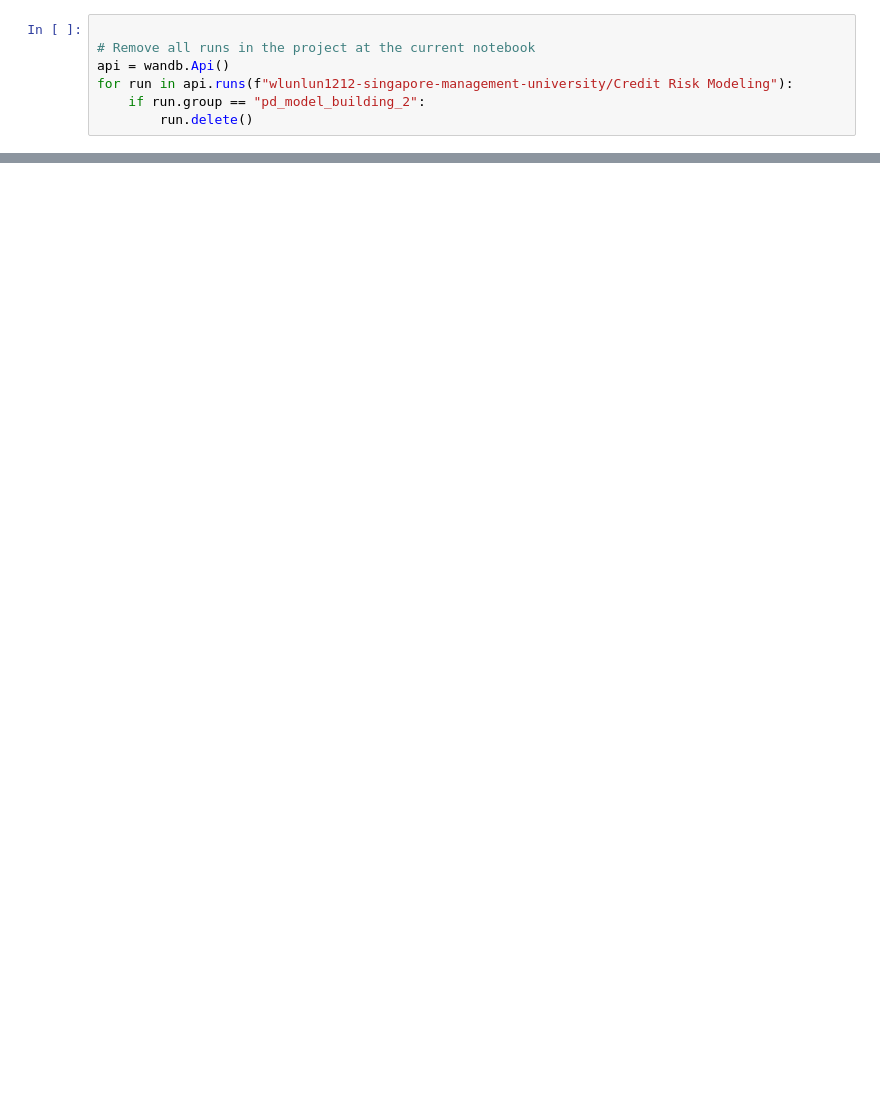
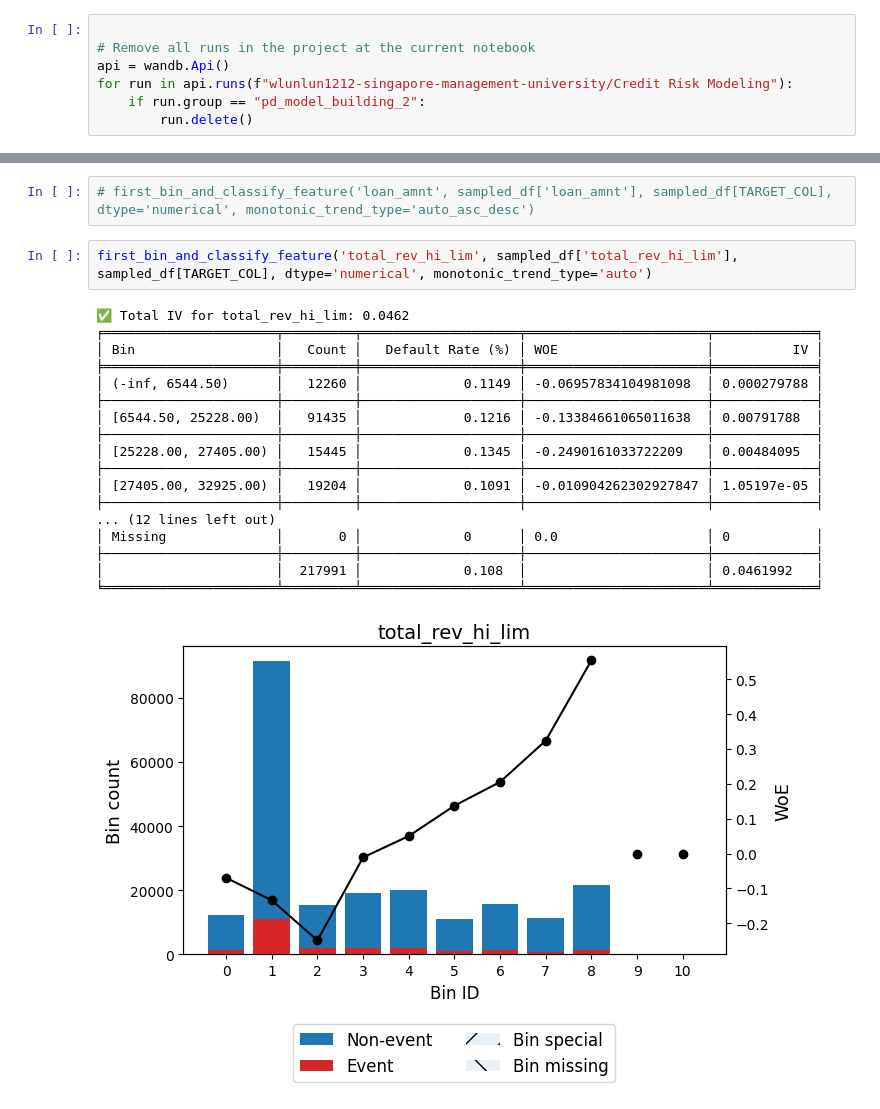
Before and after one commit to luuuneytunes12/Credit-Risk-Modeling-PySpark, a Jupyter notebook: notebooks/5. PD Model Building (Feature Selection).ipynb, the cells around one changed output, grey strips where cells are left out. Drawn from its saved outputs; the diff is of its cells as text; blank space fills up the shorter version.

```diff
--- a/notebooks/5. PD Model Building (Feature Selection).ipynb
+++ b/notebooks/5. PD Model Building (Feature Selection).ipynb
@@ -315,0 +456,23 @@ for key, val in iv_categories.items():
+# %%
+# first_bin_and_classify_feature('loan_amnt', sampled_df['loan_amnt'], sampled_df[TARGET_COL], dtype='numerical', monotonic_trend_type='auto_asc_desc')
+# %%
+first_bin_and_classify_feature('total_rev_hi_lim', sampled_df['total_rev_hi_lim'], sampled_df[TARGET_COL], dtype='numerical', monotonic_trend_type='auto')
+# %% [output]
+✅ Total IV for total_rev_hi_lim: 0.0462
+╒══════════════════════╤═════════╤════════════════════╤═══════════════════════╤═════════════╕
+│ Bin                  │   Count │   Default Rate (%) │ WOE                   │          IV │
+╞══════════════════════╪═════════╪════════════════════╪═══════════════════════╪═════════════╡
+│ (-inf, 6544.50)      │   12260 │             0.1149 │ -0.06957834104981098  │ 0.000279788 │
+├──────────────────────┼─────────┼────────────────────┼───────────────────────┼─────────────┤
+│ [6544.50, 25228.00)  │   91435 │             0.1216 │ -0.13384661065011638  │ 0.00791788  │
+├──────────────────────┼─────────┼────────────────────┼───────────────────────┼─────────────┤
+│ [25228.00, 27405.00) │   15445 │             0.1345 │ -0.2490161033722209   │ 0.00484095  │
+├──────────────────────┼─────────┼────────────────────┼───────────────────────┼─────────────┤
+│ [27405.00, 32925.00) │   19204 │             0.1091 │ -0.010904262302927847 │ 1.05197e-05 │
+├──────────────────────┼─────────┼────────────────────┼───────────────────────┼─────────────┤
+... (12 lines left out)
+│ Missing              │       0 │             0      │ 0.0                   │ 0           │
+├──────────────────────┼─────────┼────────────────────┼───────────────────────┼─────────────┤
+│                      │  217991 │             0.108  │                       │ 0.0461992   │
+╘══════════════════════╧═════════╧════════════════════╧═══════════════════════╧═════════════╛
+[figure, added]
```
Also changed, not shown: parts of 33 cells of this notebook, 6 other files.
